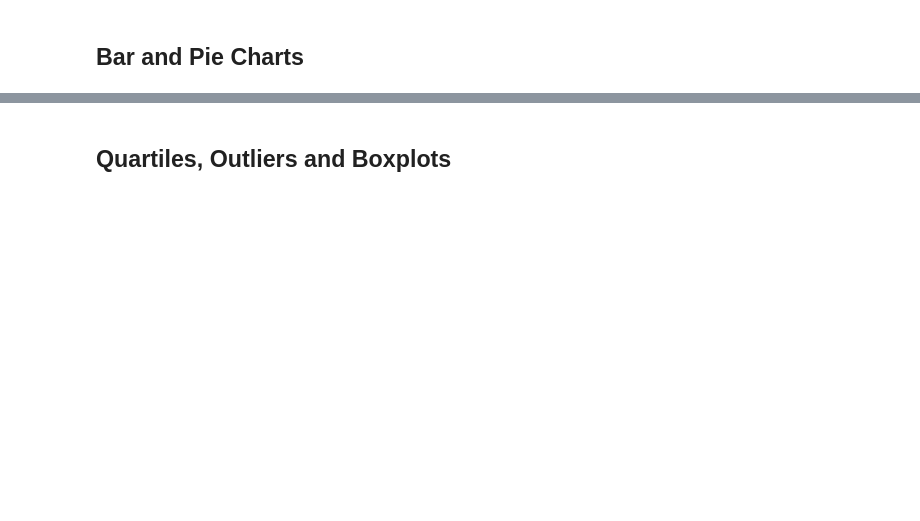
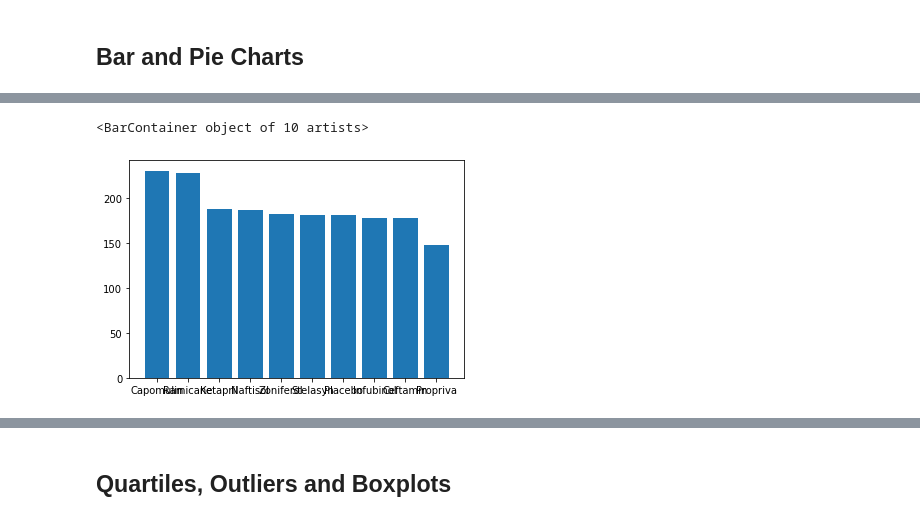
Before and after one commit to Shayoconnell7/pymaceuticals_challenge, a Jupyter notebook: pymaceuticals_challenge.ipynb, the cells around one changed output, grey strips where cells are left out. Drawn from its saved outputs; the diff is of its cells as text; code cells hidden in the pictures; blank space fills up the shorter version.

```diff
--- a/pymaceuticals_challenge.ipynb
+++ b/pymaceuticals_challenge.ipynb
@@ -94,4 +157,8 @@ Length: 1893, dtype: bool
 # %%
 # Generate a bar plot showing the total number of mice for each treatment throughout the course of the study using pyplot.
+plt.bar(drug_counts.index.values, drug_counts.values)
+# %% [output]
+<BarContainer object of 10 artists>
+[figure, added]
 # %%
 # Generate a pie plot showing the distribution of female versus male mice using pandas
```
Also changed, not shown: parts of 13 cells of this notebook.
